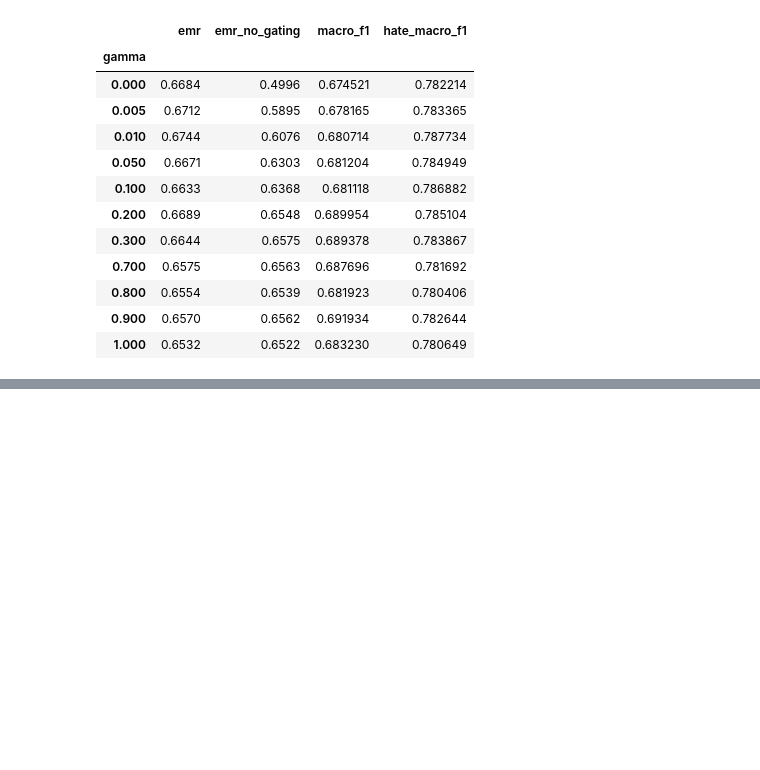
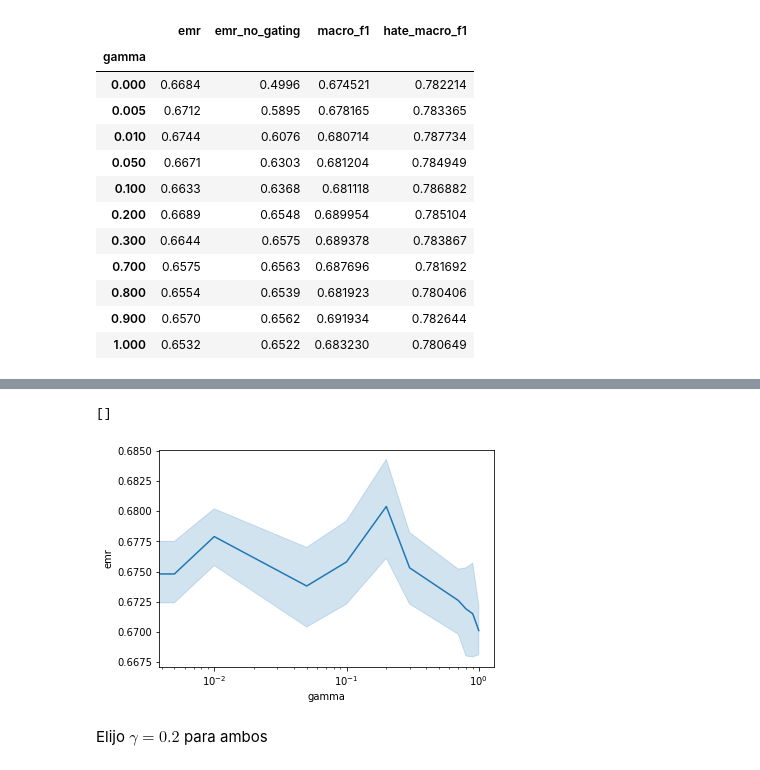
Before and after one commit to pysentimiento/pysentimiento, a Jupyter notebook: notebooks/hate_speech/Gamma Finetuning.ipynb, the cells around one changed output, grey strips where cells are left out. Saved outputs shown, nothing was run; the diff lists cells and outputs as text; code cells hidden in the pictures; blank space fills up the shorter version.

Commit message:
Gamma finetuning

```diff
--- a/notebooks/hate_speech/Gamma Finetuning.ipynb
+++ b/notebooks/hate_speech/Gamma Finetuning.ipynb
@@ -159,0 +163,34 @@ plt.semilogx()
+# %%
+
+from glob import glob
+import json
+import pandas as pd
+files = glob("../../evaluations/hate_speech/dev/emr/en/bertweet-*hier-*.json")
+
+runs = []
+
+for path in files:
+    with open(path) as f:
+        run = json.load(f)
+
+        runs.append(run)
+
+data = []
+
+for run in runs:
+    gamma = run["train_args"]["gamma"]
+
+    for evaluation in run["evaluations"]["hate_speech"]:
+        data.append({
+            "gamma": gamma,
+            "emr": evaluation["eval_emr"],
+            "emr_no_gating": evaluation["eval_emr_no_gating"],
+            "macro_f1": evaluation["eval_macro_f1"],
+            "hate_macro_f1": evaluation["eval_macro_hs_f1_score"],
+        })
+
+len(data)
+
+df = pd.DataFrame(data)
+
+df.groupby("gamma").mean()
@@ -159,0 +211,12 @@ plt.semilogx()
+# %%
+import seaborn as sns
+import matplotlib.pyplot as plt
+
+sns.lineplot(x="gamma", y="emr", data=df)
+
+plt.semilogx()
+# %% [output]
+[]
+[figure, added]
+# %% [markdown]
+Elijo $\gamma = 0.2$ para ambos
```
Also changed, not shown: parts of 3 cells of this notebook, 2 other files.
